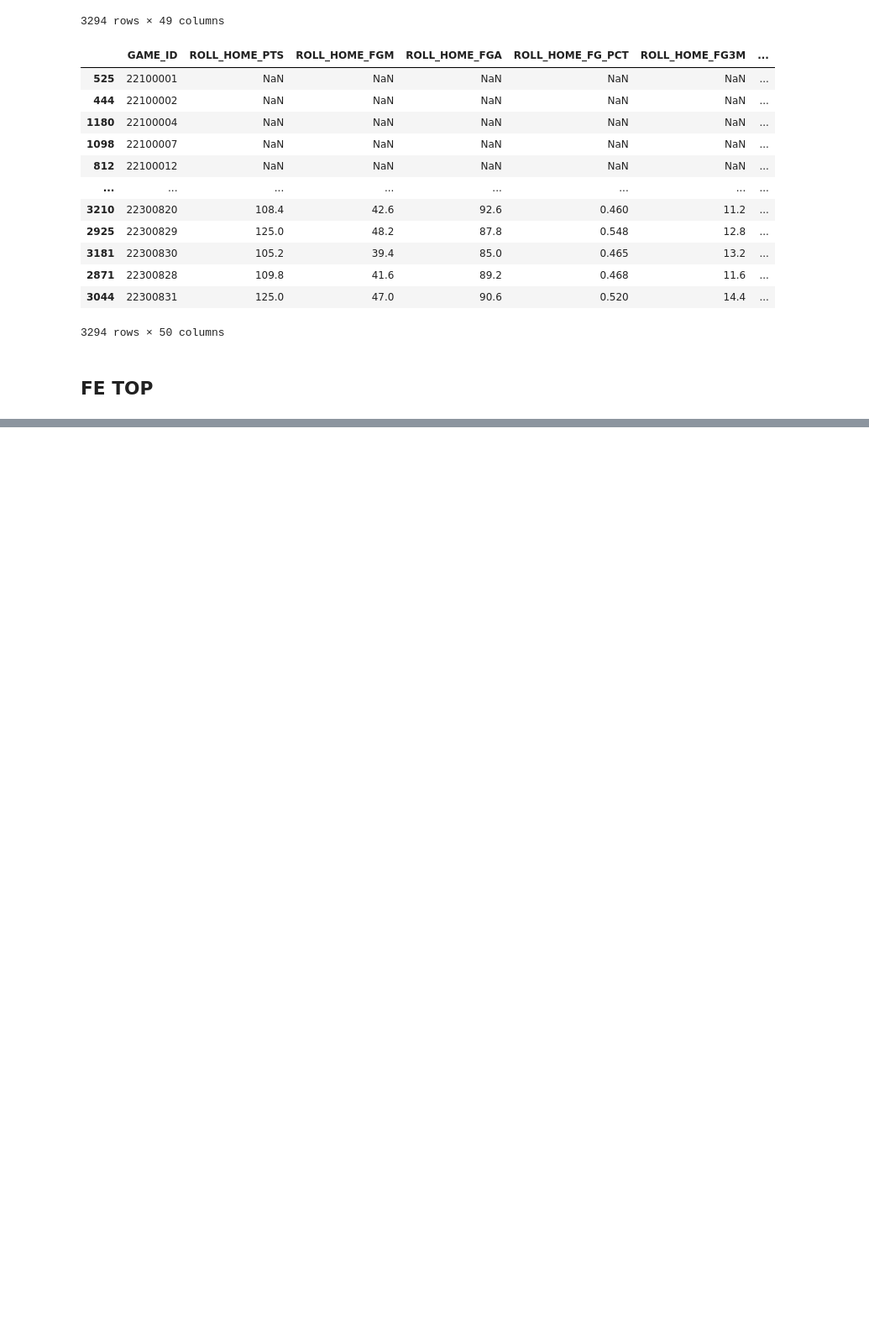
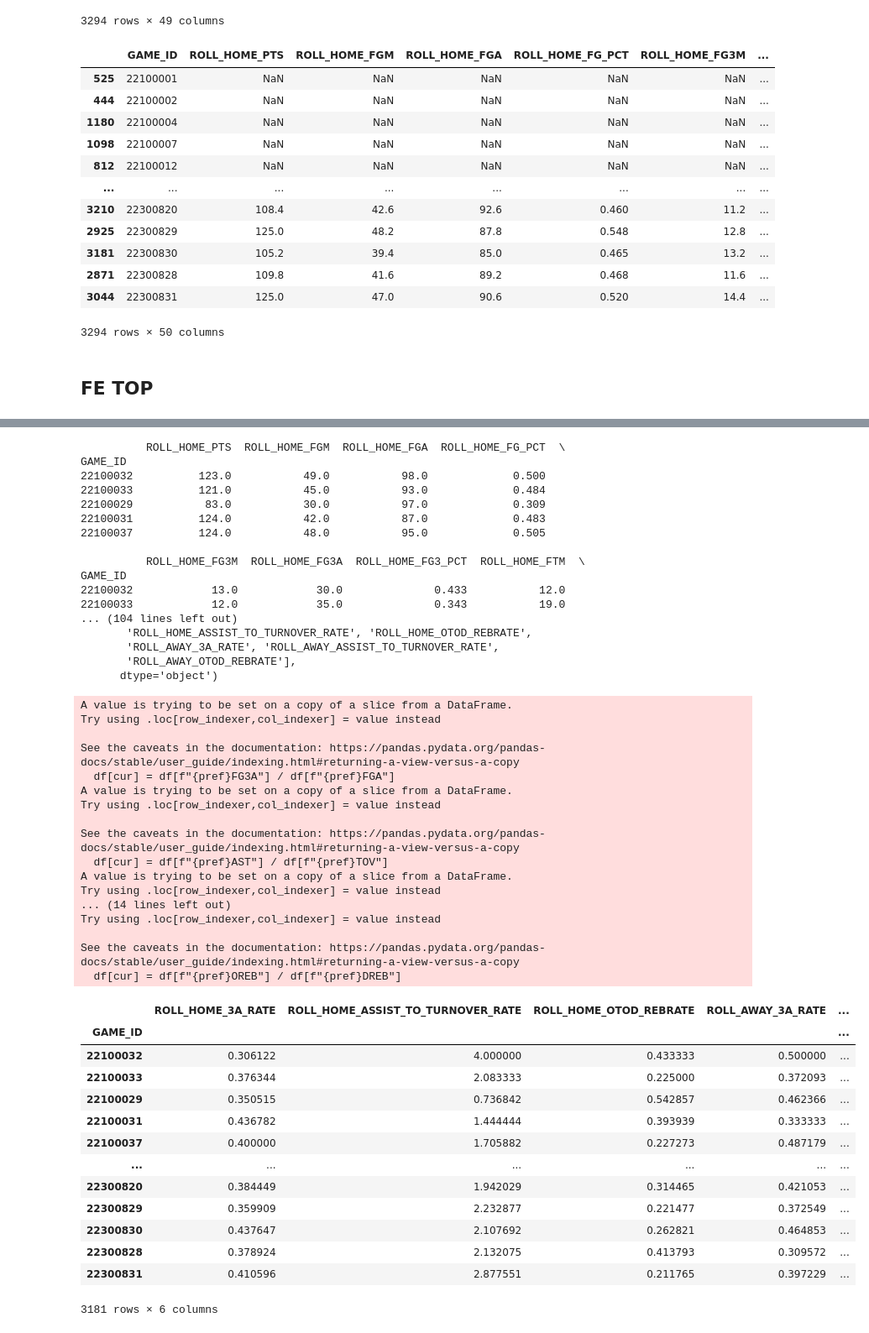
Before and after one commit to stevenworthington/sports_betting, a Jupyter notebook: james/spam_data/notebooks/Untitled.ipynb, the cells around one changed output, grey strips where cells are left out. Shown at 84% size. Drawn from its saved outputs; the diff is of its cells as text; code cells hidden in the pictures; blank space fills up the shorter version.

Commit message:
Adding some ratios to testing data

```diff
--- a/james/spam_data/notebooks/Untitled.ipynb
+++ b/james/spam_data/notebooks/Untitled.ipynb
@@ -415,3 +482,56 @@ Season 2023-24: 851 games
+# %%
+fe = BoxScoreRatios()
+# %%
+fe.process_data()
+# %% [output]
+          ROLL_HOME_PTS  ROLL_HOME_FGM  ROLL_HOME_FGA  ROLL_HOME_FG_PCT  \
+GAME_ID
+22100032          123.0           49.0           98.0             0.500
+22100033          121.0           45.0           93.0             0.484
+22100029           83.0           30.0           97.0             0.309
+22100031          124.0           42.0           87.0             0.483
+22100037          124.0           48.0           95.0             0.505
+
+          ROLL_HOME_FG3M  ROLL_HOME_FG3A  ROLL_HOME_FG3_PCT  ROLL_HOME_FTM  \
+GAME_ID
+22100032            13.0            30.0              0.433           12.0
+22100033            12.0            35.0              0.343           19.0
+... (104 lines left out)
+       'ROLL_HOME_ASSIST_TO_TURNOVER_RATE', 'ROLL_HOME_OTOD_REBRATE',
+       'ROLL_AWAY_3A_RATE', 'ROLL_AWAY_ASSIST_TO_TURNOVER_RATE',
+       'ROLL_AWAY_OTOD_REBRATE'],
+      dtype='object')
+A value is trying to be set on a copy of a slice from a DataFrame.
+Try using .loc[row_indexer,col_indexer] = value instead
+
+See the caveats in the documentation: https://pandas.pydata.org/pandas-docs/stable/user_guide/indexing.html#returning-a-view-versus-a-copy
+  df[cur] = df[f"{pref}FG3A"] / df[f"{pref}FGA"]
+A value is trying to be set on a copy of a slice from a DataFrame.
+Try using .loc[row_indexer,col_indexer] = value instead
+
+See the caveats in the documentation: https://pandas.pydata.org/pandas-docs/stable/user_guide/indexing.html#returning-a-view-versus-a-copy
+  df[cur] = df[f"{pref}AST"] / df[f"{pref}TOV"]
+A value is trying to be set on a copy of a slice from a DataFrame.
+Try using .loc[row_indexer,col_indexer] = value instead
+... (14 lines left out)
+Try using .loc[row_indexer,col_indexer] = value instead
+
+See the caveats in the documentation: https://pandas.pydata.org/pandas-docs/stable/user_guide/indexing.html#returning-a-view-versus-a-copy
+  df[cur] = df[f"{pref}OREB"] / df[f"{pref}DREB"]
+|  | ROLL_HOME_3A_RATE | ROLL_HOME_ASSIST_TO_TURNOVER_RATE | ROLL_HOME_OTOD_REBRATE | ROLL_AWAY_3A_RATE | ... |
+| GAME_ID |  |  |  |  | ... |
+| 22100032 | 0.306122 | 4.000000 | 0.433333 | 0.500000 | ... |
+| 22100033 | 0.376344 | 2.083333 | 0.225000 | 0.372093 | ... |
+| 22100029 | 0.350515 | 0.736842 | 0.542857 | 0.462366 | ... |
+| 22100031 | 0.436782 | 1.444444 | 0.393939 | 0.333333 | ... |
+| 22100037 | 0.400000 | 1.705882 | 0.227273 | 0.487179 | ... |
+| ... | ... | ... | ... | ... | ... |
+| 22300820 | 0.384449 | 1.942029 | 0.314465 | 0.421053 | ... |
+| 22300829 | 0.359909 | 2.232877 | 0.221477 | 0.372549 | ... |
+| 22300830 | 0.437647 | 2.107692 | 0.262821 | 0.464853 | ... |
+| 22300828 | 0.378924 | 2.132075 | 0.413793 | 0.309572 | ... |
+| 22300831 | 0.410596 | 2.877551 | 0.211765 | 0.397229 | ... |
+3181 rows × 6 columns
 # %%
 df
 # %% [output]
```
Also changed, not shown: parts of 6 cells of this notebook, 7 other files.
